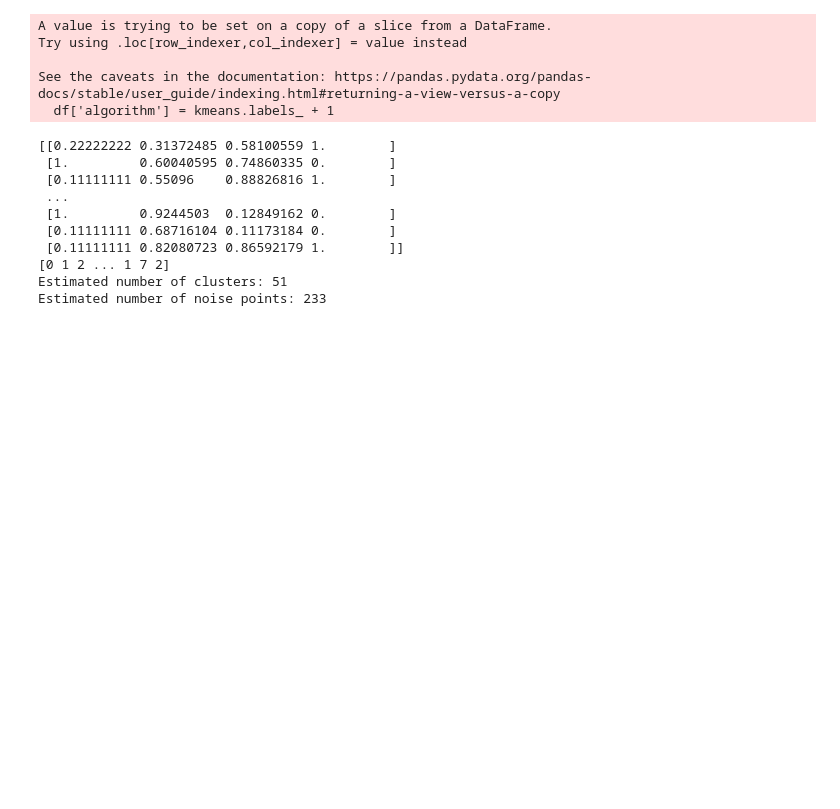
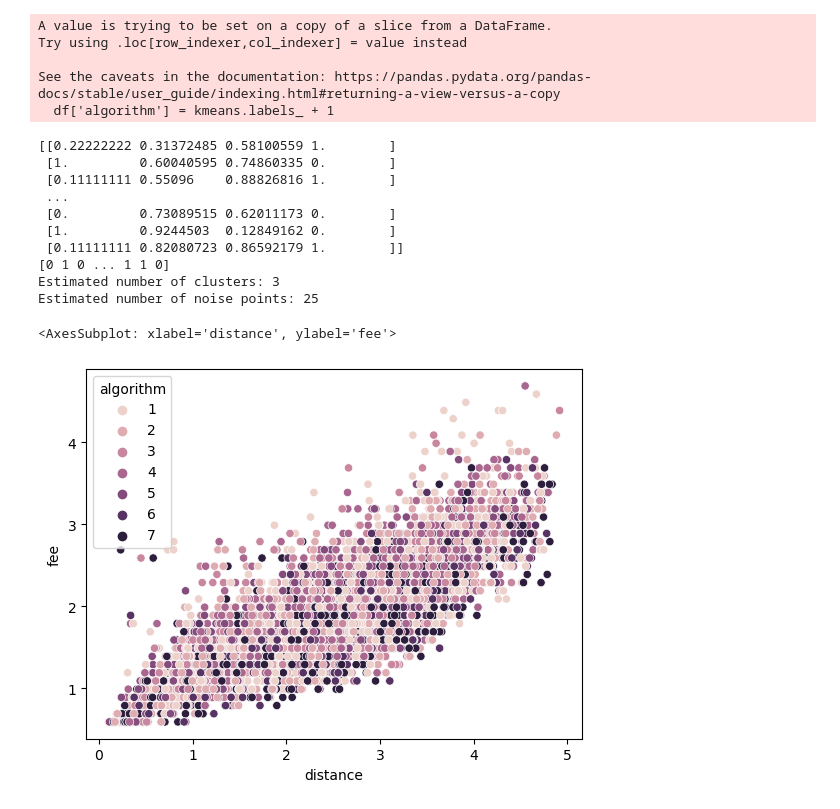
Before and after one commit to quentinchichery/hackathon-peren-2022, a Jupyter notebook: 01-exploration.ipynb, the cells around one changed output. Cells and saved outputs as stored; diff of their text form; code cells hidden in the pictures; blank space fills up the shorter version.

```diff
--- a/01-exploration.ipynb
+++ b/01-exploration.ipynb
@@ -413,7 +413,7 @@ from sklearn.cluster import DBSCAN
 
 X = df_norm[['standard_scaler__rain', 'standard_scaler__distance', 'remainder__time_norm', 'standard_scaler__is_weekend']].to_numpy()
 print(X)
-clustering = DBSCAN(eps=0.10, min_samples=5).fit(X)
+clustering = DBSCAN(eps=0.15, min_samples=10).fit(X)
 labels = clustering.labels_
 print(labels)
 
@@ -427,9 +427,15 @@ print("Estimated number of noise points: %d" % n_noise_)
  [1.         0.60040595 0.74860335 0.        ]
  [0.11111111 0.55096    0.88826816 1.        ]
  ...
+ [0.         0.73089515 0.62011173 0.        ]
  [1.         0.9244503  0.12849162 0.        ]
- [0.11111111 0.68716104 0.11173184 0.        ]
  [0.11111111 0.82080723 0.86592179 1.        ]]
-[0 1 2 ... 1 7 2]
-Estimated number of clusters: 51
-Estimated number of noise points: 233
+[0 1 0 ... 1 1 0]
+Estimated number of clusters: 3
+Estimated number of noise points: 25
+# %%
+import seaborn as sns
+sns.scatterplot(data=df, x='distance', y='fee', hue='algorithm')
+# %% [output]
+<AxesSubplot: xlabel='distance', ylabel='fee'>
+[figure, added]
```
Also changed, not shown: parts of 9 cells of this notebook.
